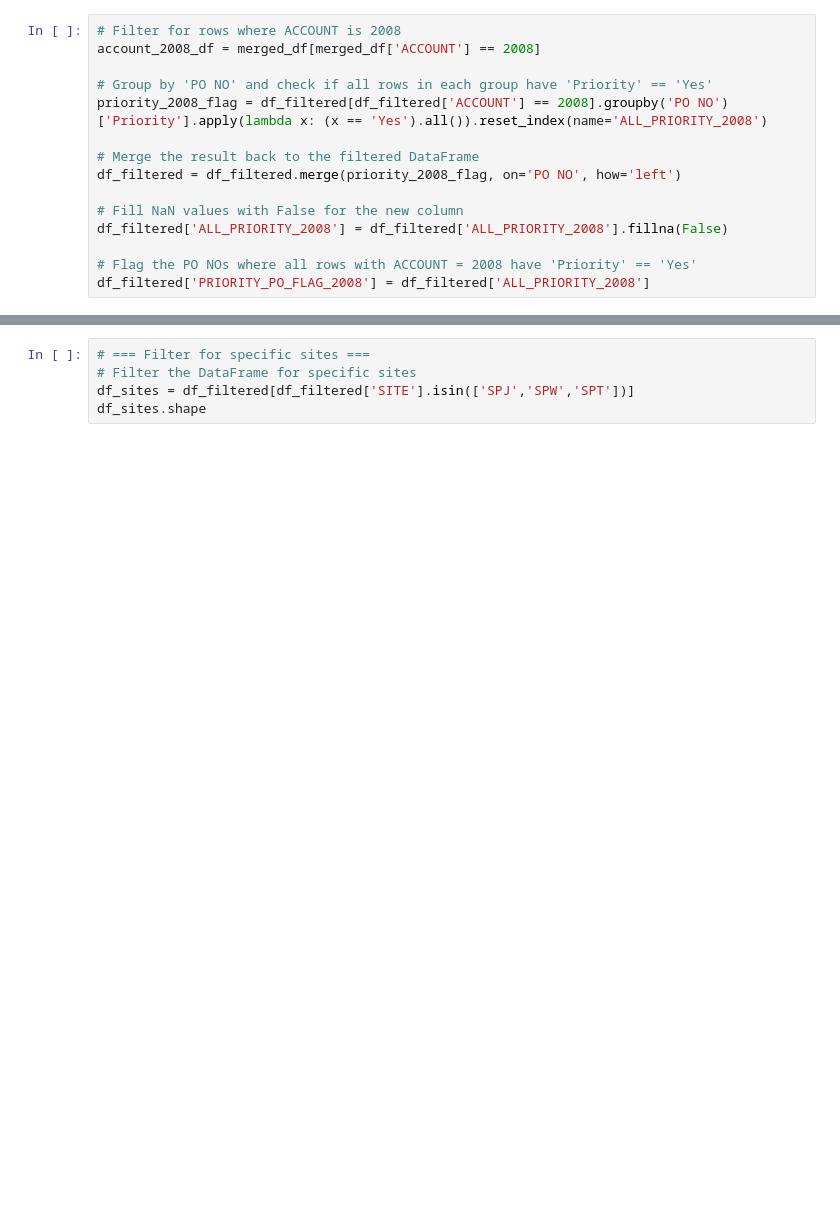
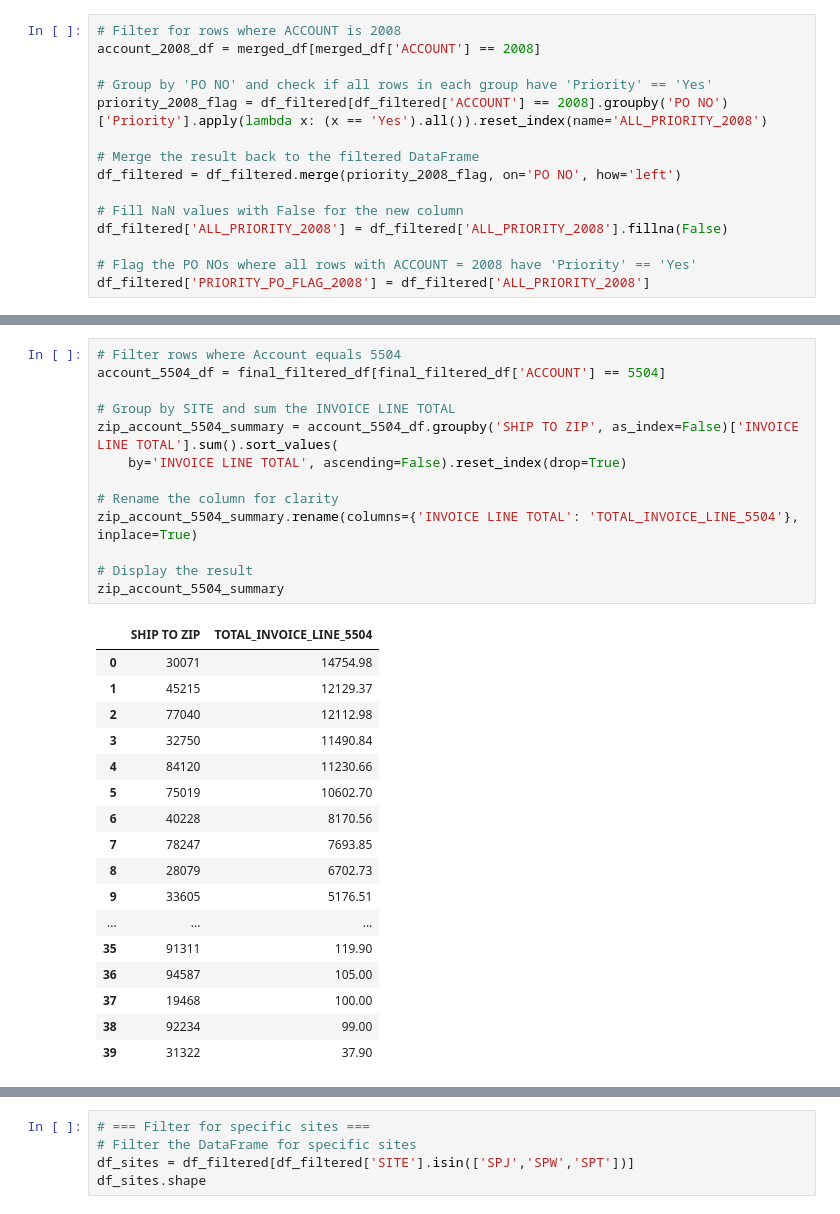
Before and after one commit to Zhuwaki/diverzify_freight_analysis, a Jupyter notebook: notebooks/nigel_04042025_freight_analysis.ipynb, the cells around one changed output, grey strips where cells are left out. Saved outputs shown, nothing was run; the diff lists cells and outputs as text; blank space fills up the shorter version.

```diff
--- a/notebooks/nigel_04042025_freight_analysis.ipynb
+++ b/notebooks/nigel_04042025_freight_analysis.ipynb
@@ -286,0 +488,31 @@ df_filtered['PRIORITY_PO_FLAG_2008'] = df_filtered['ALL_PRIORITY_2008']
+# %%
+# Filter rows where Account equals 5504
+account_5504_df = final_filtered_df[final_filtered_df['ACCOUNT'] == 5504]
+
+# Group by SITE and sum the INVOICE LINE TOTAL
+zip_account_5504_summary = account_5504_df.groupby('SHIP TO ZIP', as_index=False)['INVOICE LINE TOTAL'].sum().sort_values(
+    by='INVOICE LINE TOTAL', ascending=False).reset_index(drop=True)
+
+# Rename the column for clarity
+zip_account_5504_summary.rename(columns={'INVOICE LINE TOTAL': 'TOTAL_INVOICE_LINE_5504'}, inplace=True)
+
+# Display the result
+zip_account_5504_summary
+# %% [output]
+|  | SHIP TO ZIP | TOTAL_INVOICE_LINE_5504 |
+| 0 | 30071 | 14754.98 |
+| 1 | 45215 | 12129.37 |
+| 2 | 77040 | 12112.98 |
+| 3 | 32750 | 11490.84 |
+| 4 | 84120 | 11230.66 |
+| 5 | 75019 | 10602.70 |
+| 6 | 40228 | 8170.56 |
+| 7 | 78247 | 7693.85 |
+| 8 | 28079 | 6702.73 |
+| 9 | 33605 | 5176.51 |
+| ... | ... | ... |
+| 35 | 91311 | 119.90 |
+| 36 | 94587 | 105.00 |
+| 37 | 19468 | 100.00 |
+| 38 | 92234 | 99.00 |
+| 39 | 31322 | 37.90 |
```
Also changed, not shown: parts of 23 cells of this notebook, 2 other files.
